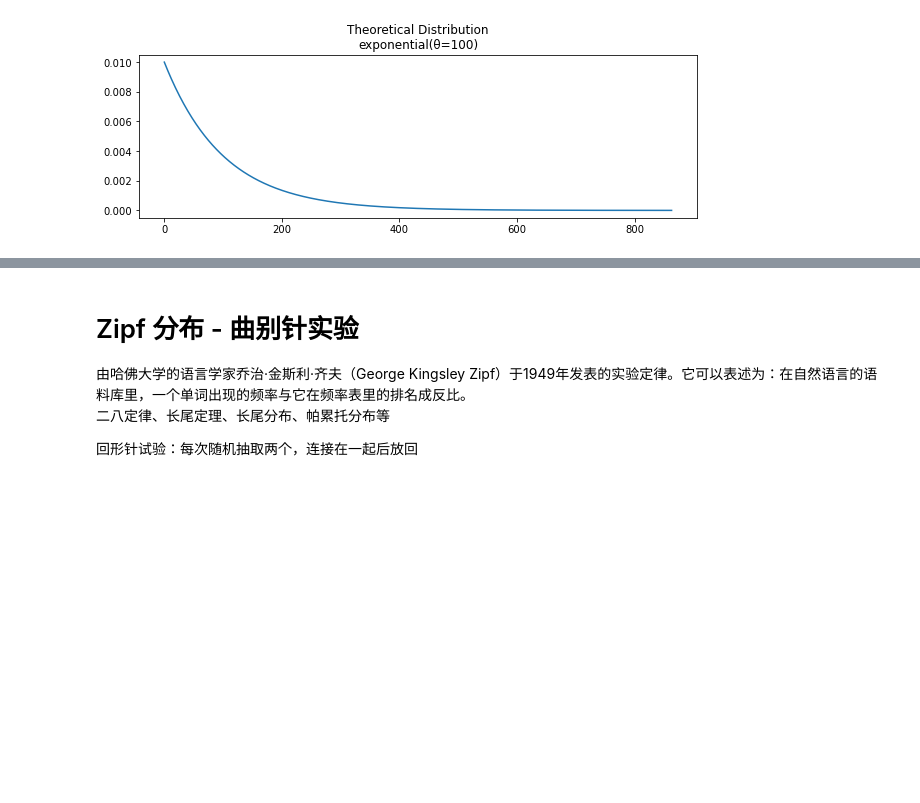
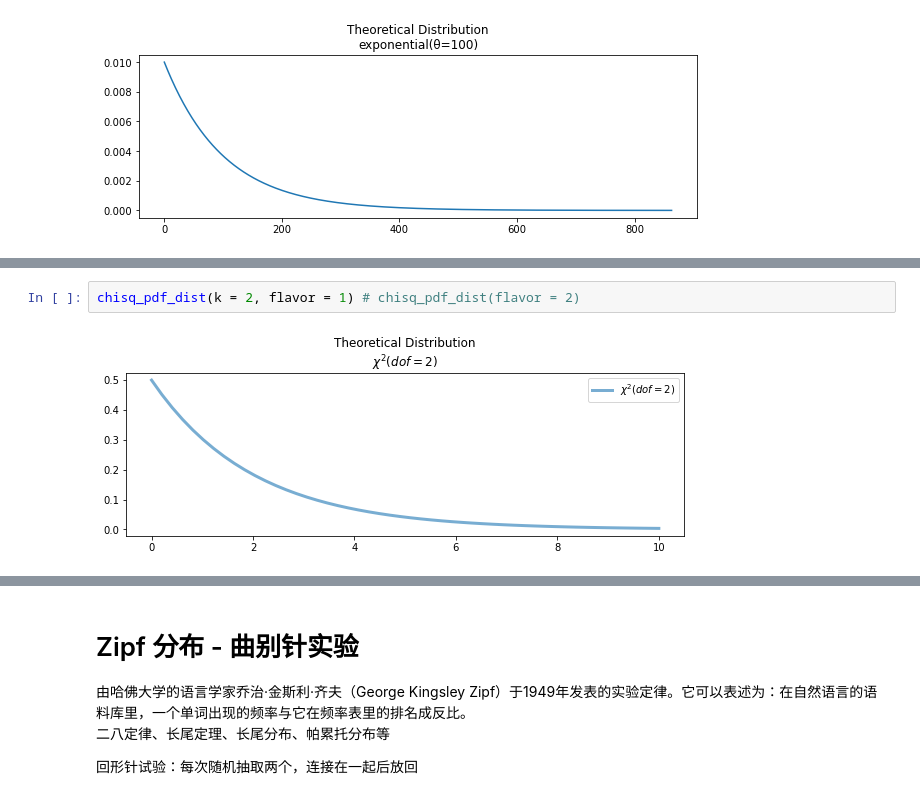
Before and after one commit to zhangys11/mc, a Jupyter notebook: demo.ipynb, the cells around one changed output, grey strips where cells are left out. Saved outputs shown, nothing was run; the diff lists cells and outputs as text; blank space fills up the shorter version.

```diff
--- a/demo.ipynb
+++ b/demo.ipynb
@@ -130,0 +152,4 @@ sudden_death(num_rounds = 1000, p = 0.01, N = 10000)
+# %%
+chisq_pdf_dist(k = 2, flavor = 1) # chisq_pdf_dist(flavor = 2)
+# %% [output]
+[figure, added]
```
Also changed, not shown: parts of 10 cells of this notebook, 1 other file.
